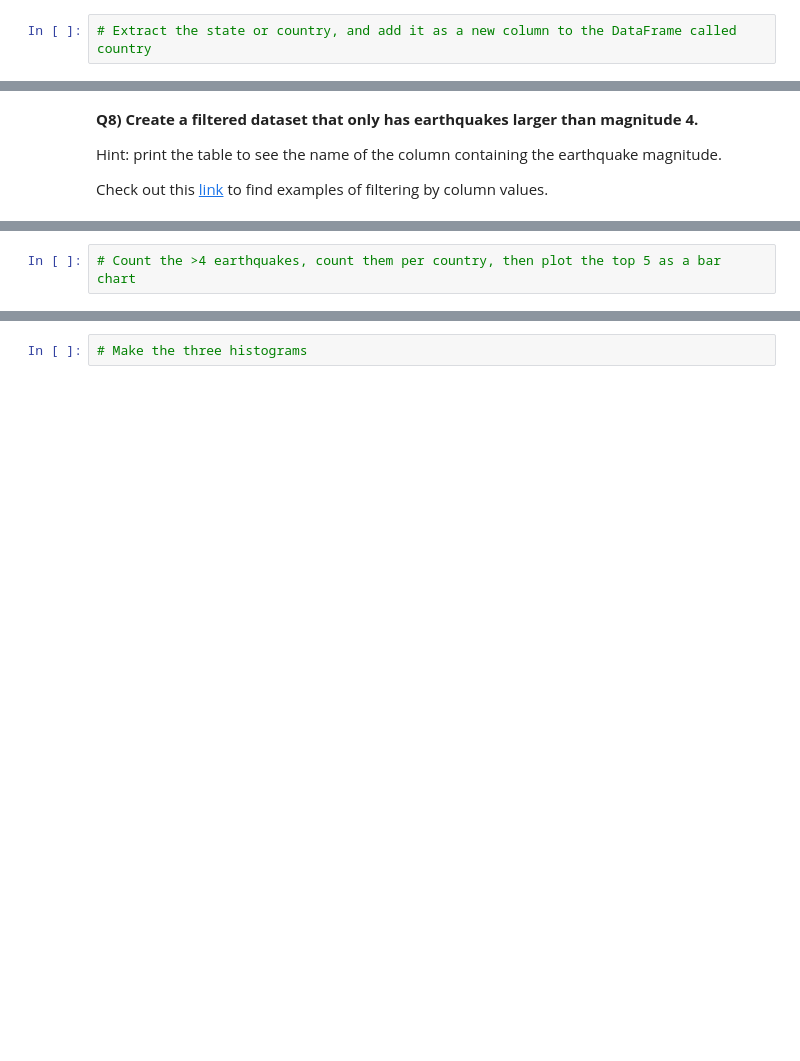
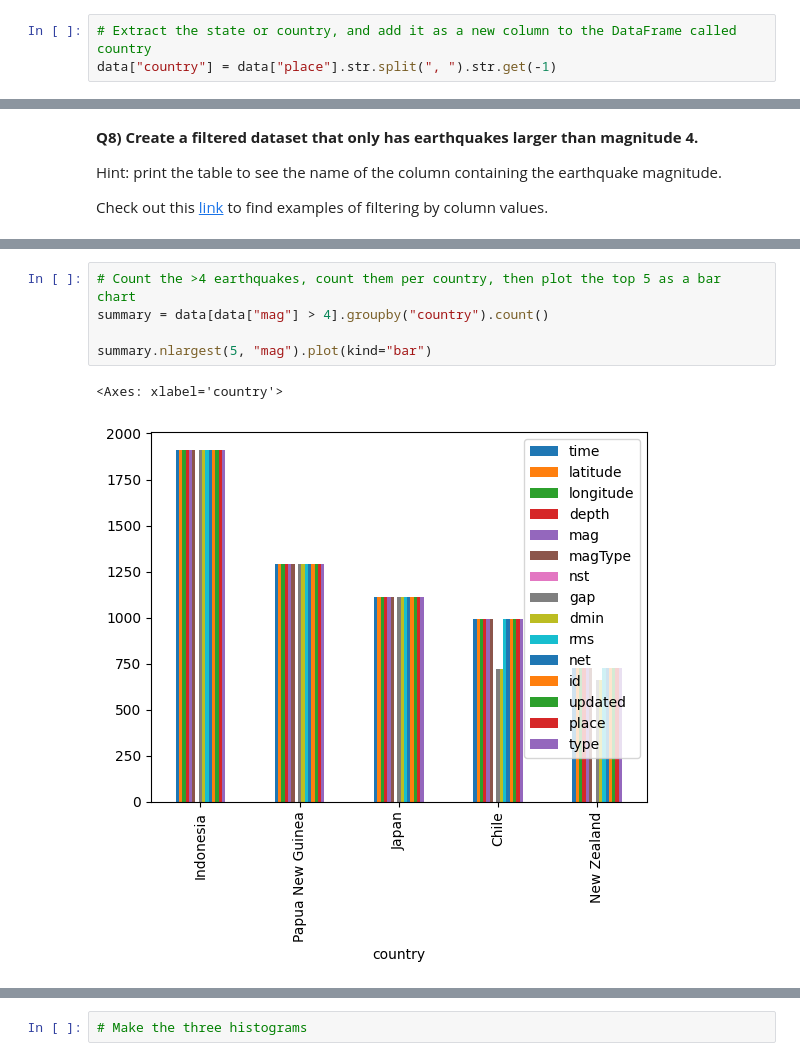
Before and after one commit to nikolaicarrion/2026_Intro_Python, a Jupyter notebook: 1.5-pandas-environmental-exercises.ipynb, the cells around one changed output, grey strips where cells are left out. Cells and saved outputs as stored; diff of their text form; blank space fills up the shorter version.

```diff
--- a/1.5-pandas-environmental-exercises.ipynb
+++ b/1.5-pandas-environmental-exercises.ipynb
@@ -194,6 +192,7 @@ Hint 2: you will use `.split()` to extract the country names. The documentation
 can be found [here](https://pandas.pydata.org/pandas-docs/stable/reference/api/pandas.Series.str.split.html?highlight=split#pandas.Series.str.split).
 # %%
 # Extract the state or country, and add it as a new column to the DataFrame called country
+data["country"] = data["place"].str.split(", ").str.get(-1)
 # %% [markdown]
 **Q7) Display each unique value from the new `country` column.**
 
@@ -231,6 +263,12 @@ and `earthquake_num` (number), and recreate the bar chart below.
 <em>The five locations with the most magnitude-above-4 events in 2014.</em>
 # %%
 # Count the >4 earthquakes, count them per country, then plot the top 5 as a bar chart
+summary = data[data["mag"] > 4].groupby("country").count()
+
+summary.nlargest(5, "mag").plot(kind="bar")
+# %% [output]
+<Axes: xlabel='country'>
+[figure, added]
 # %% [markdown]
 **Q10) Make a histogram for the distribution of the earthquakes' magnitudes.**
 
```
Also changed, not shown: parts of 3 cells of this notebook.
